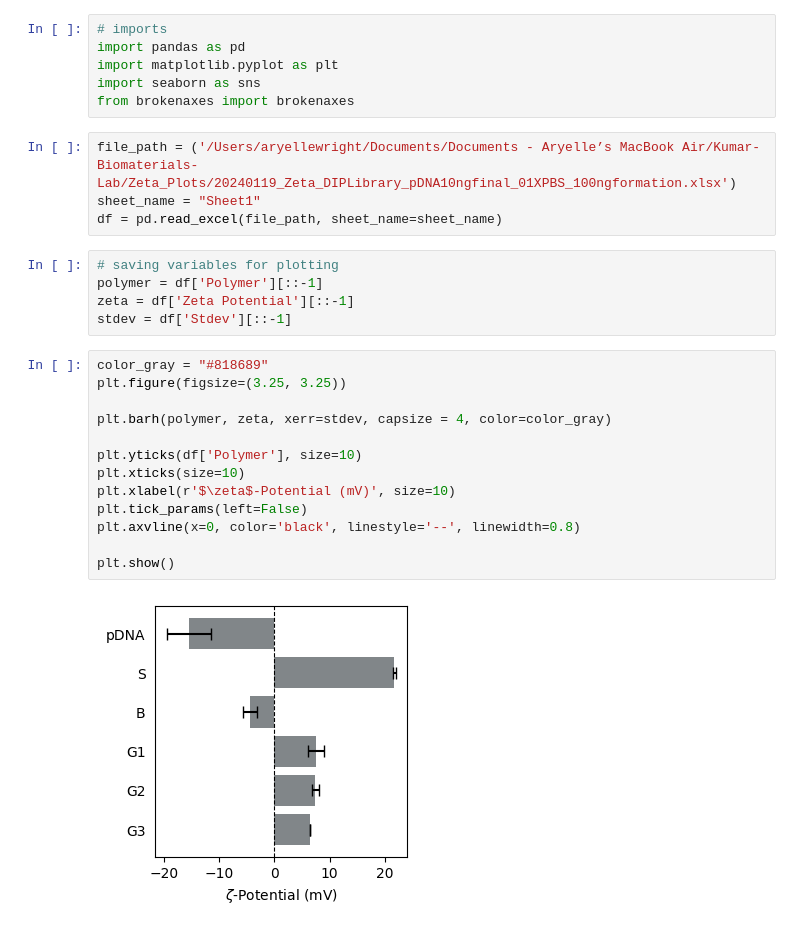
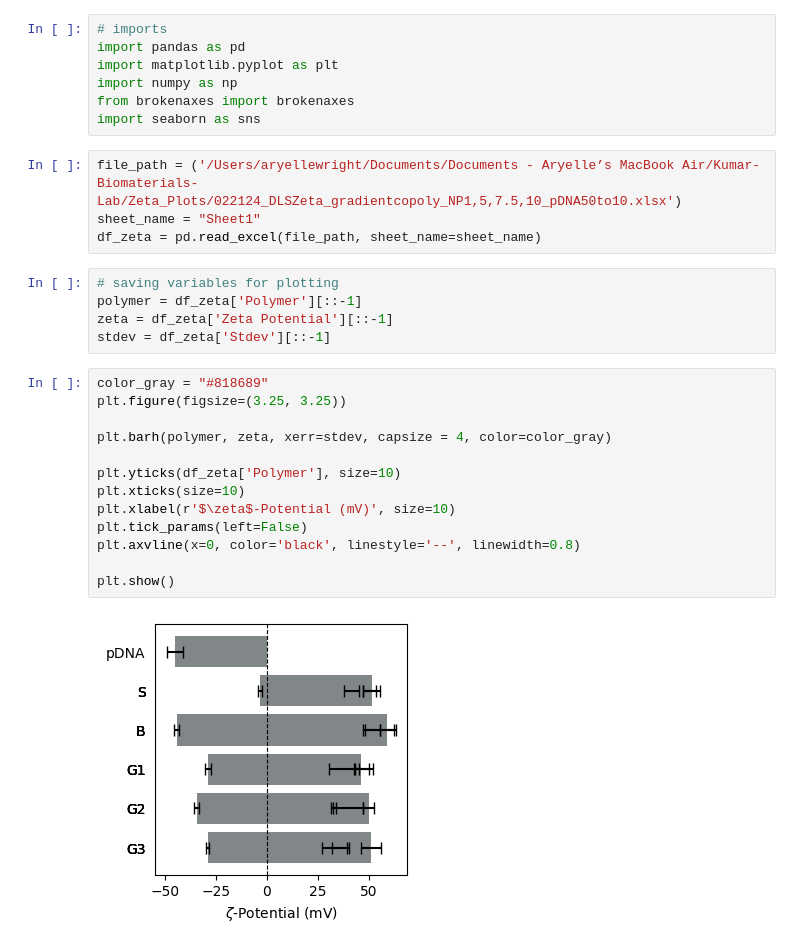
Before and after one commit to aryellewright/Kumar-Biomaterials-Lab, a Jupyter notebook: Zeta_Plots/Zeta_Plots.ipynb, the cells around one changed output. Drawn from its saved outputs; the diff is of its cells as text.

```diff
--- a/Zeta_Plots/Zeta_Plots.ipynb
+++ b/Zeta_Plots/Zeta_Plots.ipynb
@@ -2,29 +2,30 @@
 # imports
 import pandas as pd
 import matplotlib.pyplot as plt
+import numpy as np
+from brokenaxes import brokenaxes
 import seaborn as sns
-from brokenaxes import brokenaxes
 # %%
-file_path = ('/Users/aryellewright/Documents/Documents - Aryelle’s MacBook Air/Kumar-Biomaterials-Lab/Zeta_Plots/20240119_Zeta_DIPLibrary_pDNA10ngfinal_01XPBS_100ngformation.xlsx')
+file_path = ('/Users/aryellewright/Documents/Documents - Aryelle’s MacBook Air/Kumar-Biomaterials-Lab/Zeta_Plots/022124_DLSZeta_gradientcopoly_NP1,5,7.5,10_pDNA50to10.xlsx')
 sheet_name = "Sheet1"
-df = pd.read_excel(file_path, sheet_name=sheet_name)
+df_zeta = pd.read_excel(file_path, sheet_name=sheet_name)
 # %%
 # saving variables for plotting
-polymer = df['Polymer'][::-1]
-zeta = df['Zeta Potential'][::-1]
-stdev = df['Stdev'][::-1]
+polymer = df_zeta['Polymer'][::-1]
+zeta = df_zeta['Zeta Potential'][::-1]
+stdev = df_zeta['Stdev'][::-1]
 # %%
 color_gray = "#818689"
 plt.figure(figsize=(3.25, 3.25))
 
 plt.barh(polymer, zeta, xerr=stdev, capsize = 4, color=color_gray)
 
-plt.yticks(df['Polymer'], size=10)
+plt.yticks(df_zeta['Polymer'], size=10)
 plt.xticks(size=10)
 plt.xlabel(r'$\zeta$-Potential (mV)', size=10)
 plt.tick_params(left=False)
 plt.axvline(x=0, color='black', linestyle='--', linewidth=0.8)
 
 plt.show()
 # %% [output]
-[figure, old version]
+[figure, new version]
```
Also changed, not shown: parts of 2 cells of this notebook, 13 other files.
